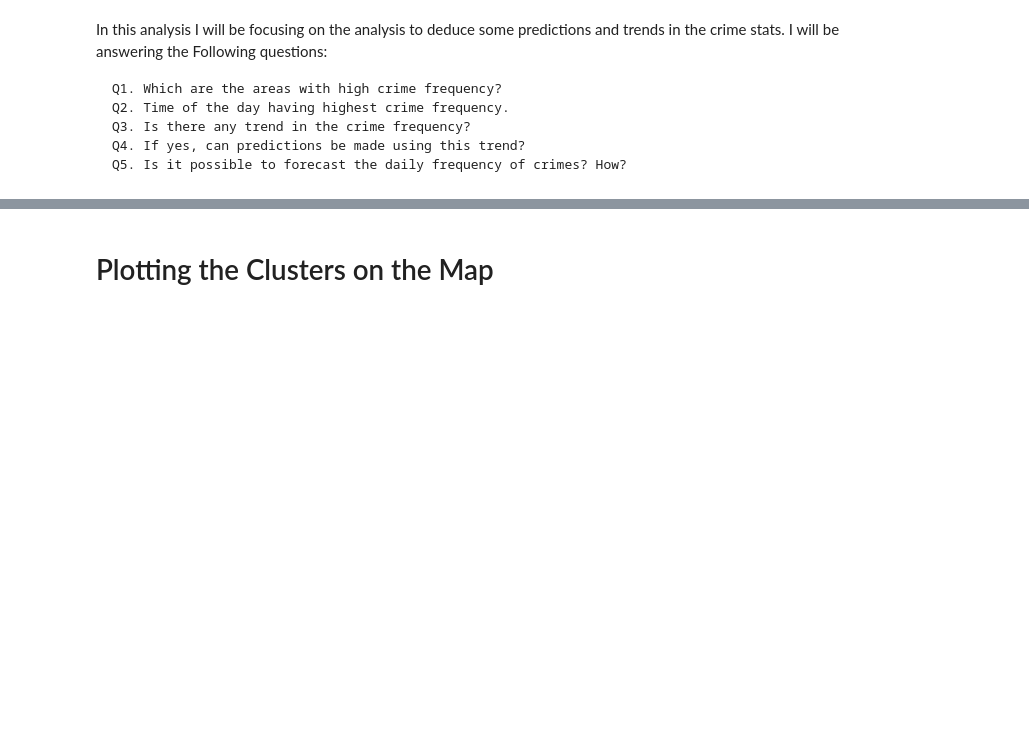
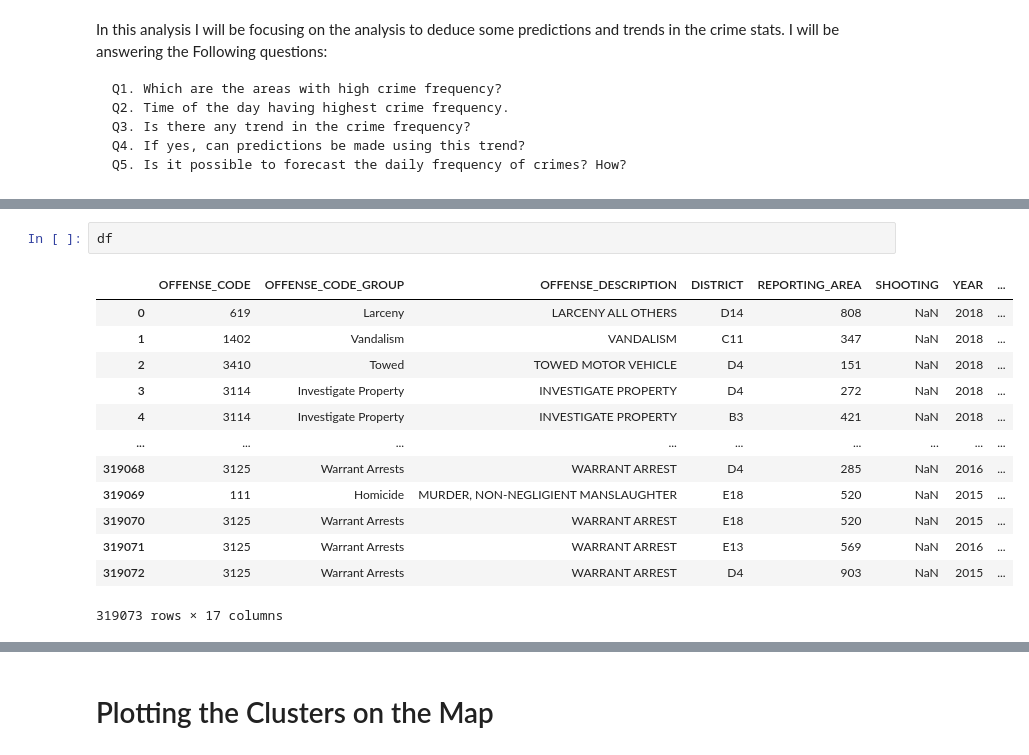
Before and after one commit to RitvikDayal/Crime-in-Boston, a Jupyter notebook: Boston_Crime_Analysis.ipynb, the cells around one changed output, grey strips where cells are left out. Cells and saved outputs as stored; diff of their text form; blank space fills up the shorter version.

```diff
--- a/Boston_Crime_Analysis.ipynb
+++ b/Boston_Crime_Analysis.ipynb
@@ -63,0 +74,16 @@ None
+# %%
+df
+# %% [output]
+|  | OFFENSE_CODE | OFFENSE_CODE_GROUP | OFFENSE_DESCRIPTION | DISTRICT | REPORTING_AREA | SHOOTING | YEAR | ... |
+| 0 | 619 | Larceny | LARCENY ALL OTHERS | D14 | 808 | NaN | 2018 | ... |
+| 1 | 1402 | Vandalism | VANDALISM | C11 | 347 | NaN | 2018 | ... |
+| 2 | 3410 | Towed | TOWED MOTOR VEHICLE | D4 | 151 | NaN | 2018 | ... |
+| 3 | 3114 | Investigate Property | INVESTIGATE PROPERTY | D4 | 272 | NaN | 2018 | ... |
+| 4 | 3114 | Investigate Property | INVESTIGATE PROPERTY | B3 | 421 | NaN | 2018 | ... |
+| ... | ... | ... | ... | ... | ... | ... | ... | ... |
+| 319068 | 3125 | Warrant Arrests | WARRANT ARREST | D4 | 285 | NaN | 2016 | ... |
+| 319069 | 111 | Homicide | MURDER, NON-NEGLIGIENT MANSLAUGHTER | E18 | 520 | NaN | 2015 | ... |
+| 319070 | 3125 | Warrant Arrests | WARRANT ARREST | E18 | 520 | NaN | 2015 | ... |
+| 319071 | 3125 | Warrant Arrests | WARRANT ARREST | E13 | 569 | NaN | 2016 | ... |
+| 319072 | 3125 | Warrant Arrests | WARRANT ARREST | D4 | 903 | NaN | 2015 | ... |
+319073 rows × 17 columns
```
Also changed, not shown: parts of 42 cells of this notebook.
